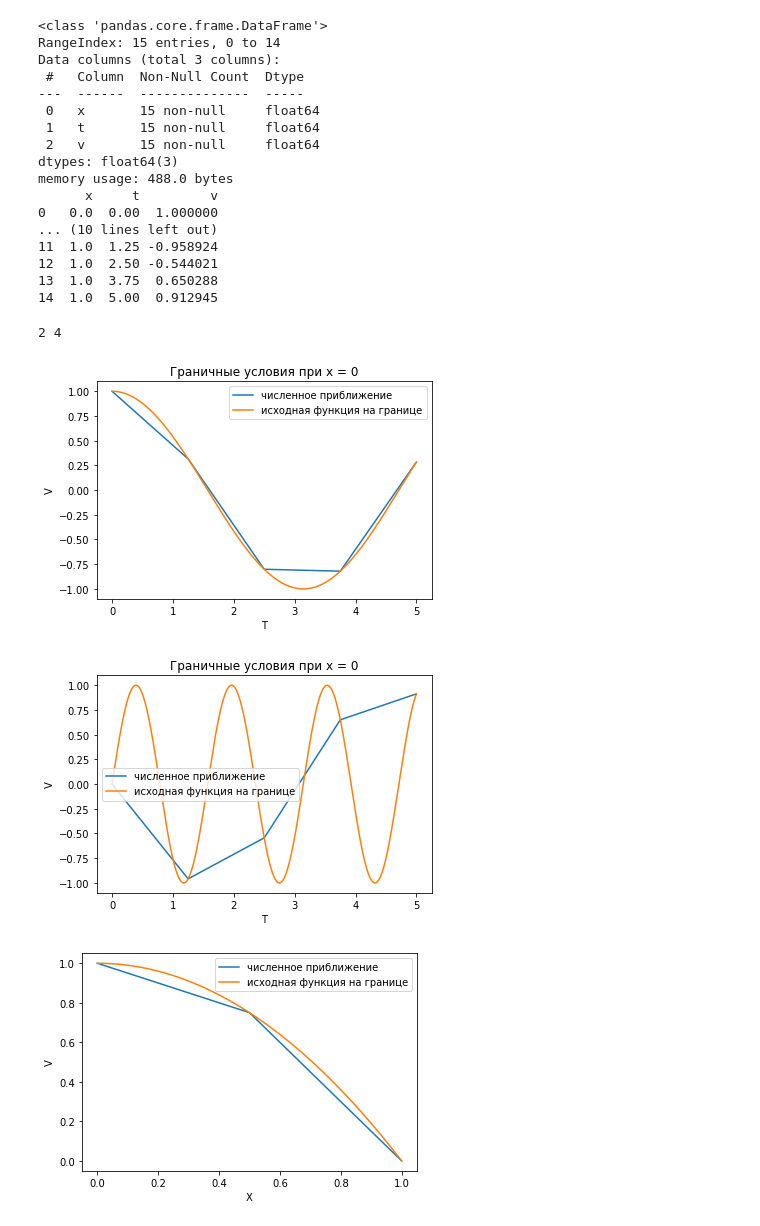
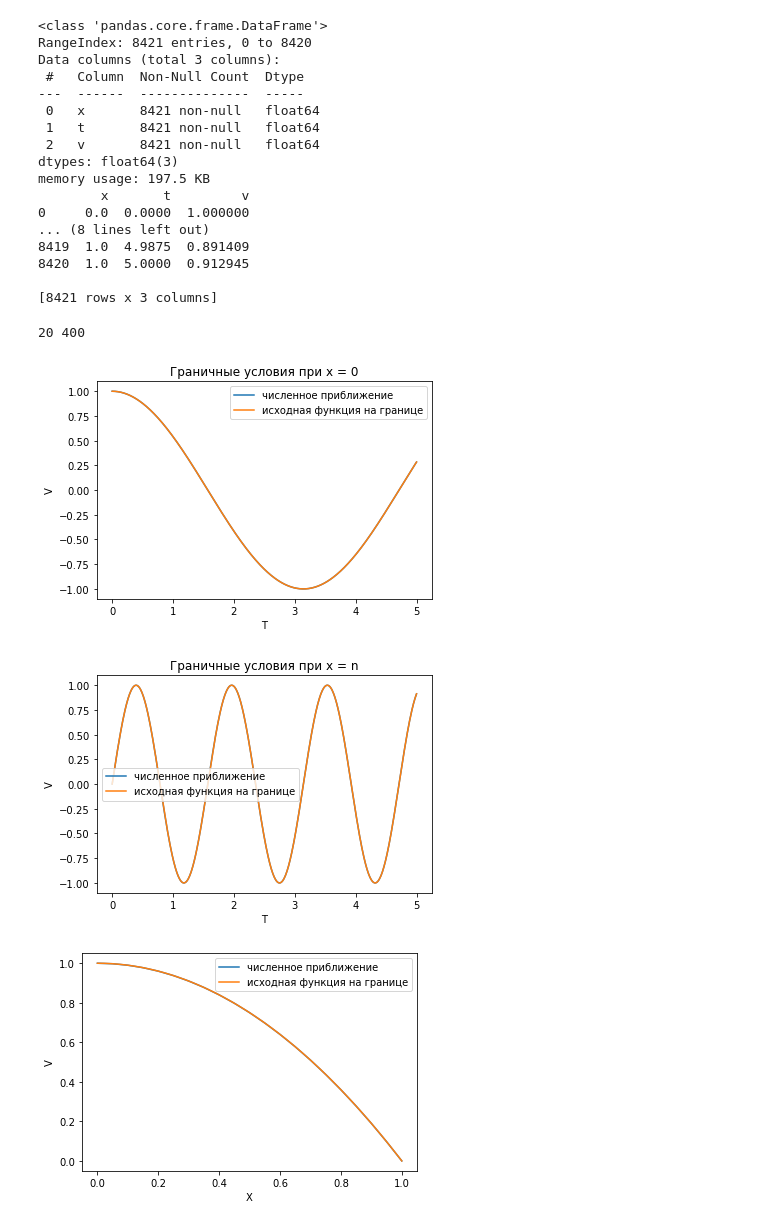
Before and after one commit to Krab4onok/LABA-4M-10-, a Jupyter notebook: 4M_LABA/4M_LABA/Plot_surface.ipynb, the cells around one changed output. Cells and saved outputs as stored; diff of their text form; code cells hidden in the pictures.

```diff
--- a/4M_LABA/4M_LABA/Plot_surface.ipynb
+++ b/4M_LABA/4M_LABA/Plot_surface.ipynb
@@ -5,7 +5,7 @@ import numpy as np
 
 
 
-df = pd.read_csv('file.txt')
+df = pd.read_csv('good.txt')
 str_n = df.columns[3]
 str_m = df.columns[4]
 df = df.drop([str_n, str_m], axis=1)
@@ -14,28 +14,28 @@ df.info()
 print(df)
 # %% [output]
 <class 'pandas.core.frame.DataFrame'>
-RangeIndex: 15 entries, 0 to 14
+RangeIndex: 8421 entries, 0 to 8420
 Data columns (total 3 columns):
  #   Column  Non-Null Count  Dtype
 ---  ------  --------------  -----
- 0   x       15 non-null     float64
- 1   t       15 non-null     float64
- 2   v       15 non-null     float64
+ 0   x       8421 non-null   float64
+ 1   t       8421 non-null   float64
+ 2   v       8421 non-null   float64
 dtypes: float64(3)
-memory usage: 488.0 bytes
-      x     t         v
-0   0.0  0.00  1.000000
-... (10 lines left out)
-11  1.0  1.25 -0.958924
-12  1.0  2.50 -0.544021
-13  1.0  3.75  0.650288
-14  1.0  5.00  0.912945
+memory usage: 197.5 KB
+        x       t         v
+0     0.0  0.0000  1.000000
+... (8 lines left out)
+8419  1.0  4.9875  0.891409
+8420  1.0  5.0000  0.912945
+
+[8421 rows x 3 columns]
 # %%
 n = int(str_n)
 m = int(str_m)
 print(n,m)
 # %% [output]
-2 4
+20 400
 # %%
 X = []
 T = []
@@ -66,17 +66,17 @@ plt.title('Граничные условия при x = 0')
 plt.legend()
 plt.show()
 # %% [output]
-[figure, old version]
+[figure, new version]
 # %%
 plt.plot(T[n], V[n], label='численное приближение')
 plt.plot(np.linspace(0, 5, 1001), [np.sin(4 * t) for t in np.linspace(0, 5, 1001)], label = 'исходная функция на границе')
 plt.xlabel('T')
 plt.ylabel('V')
-plt.title('Граничные условия при x = 0')
+plt.title('Граничные условия при x = n')
 plt.legend()
 plt.show()
 # %% [output]
-[figure, old version]
+[figure, new version]
 # %%
 plt.plot(np.transpose(X)[0], np.transpose(V)[0], label = 'численное приближение')
 plt.plot(np.linspace(0, 1, 1001), [1 - x * x for x in np.linspace(0, 1, 1001)], label = 'исходная функция на границе')
@@ -85,7 +85,7 @@ plt.ylabel('V')
 plt.legend()
 plt.show()
 # %% [output]
-[figure, old version]
+[figure, new version]
 # %%
 fig = plt.figure(figsize=(10, 10))
 ax = fig.add_subplot(111, projection='3d')
```
Also changed, not shown: parts of 1 cell of this notebook, 8 other files.
